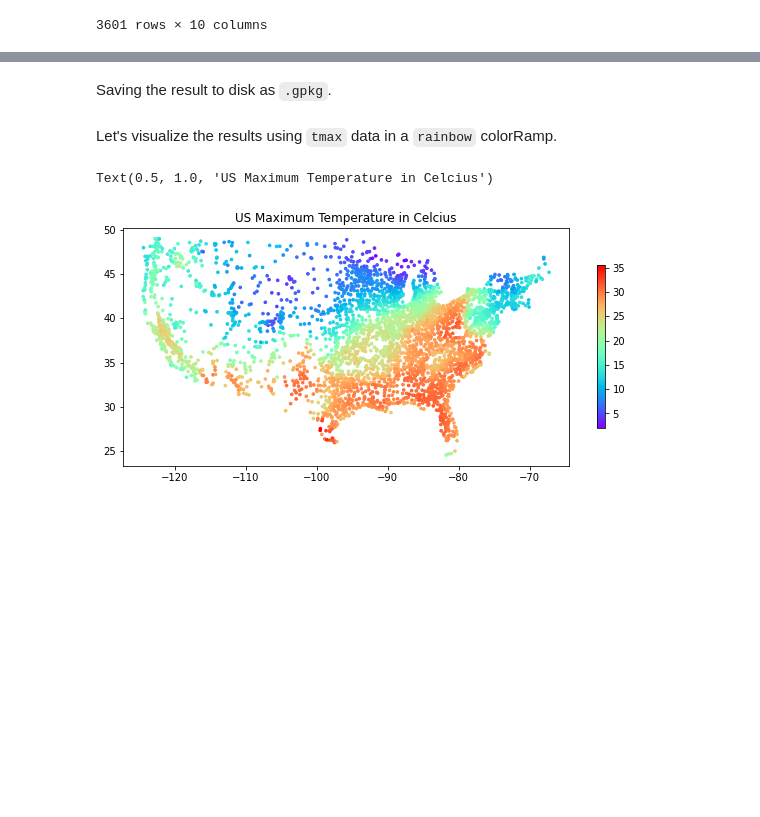
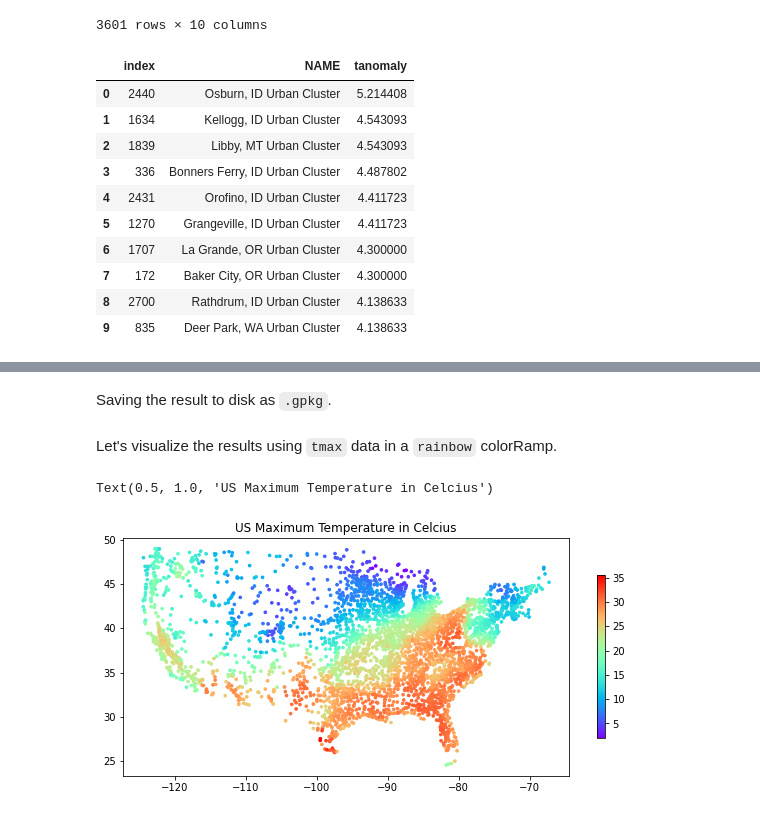
Before and after one commit to spatialthoughts/python-tutorials, a Jupyter notebook: sampling_raster_data.ipynb, the cells around one changed output, grey strips where cells are left out. Saved outputs shown, nothing was run; the diff lists cells and outputs as text; code cells hidden in the pictures; blank space fills up the shorter version.

```diff
--- a/sampling_raster_data.ipynb
+++ b/sampling_raster_data.ipynb
@@ -156,6 +156,22 @@ df
 | 3599 | 98236 | Zumbrota, MN Urban Cluster | C | 4829469 | 0 | 1.865 | 0.000 | 44.292793 | -92.670931 | 0.007632 |
 | 3600 | 98263 | Zuni Pueblo, NM Urban Cluster | C | 11876786 | 0 | 4.586 | 0.000 | 35.071066 | -108.823725 | -0.732679 |
 3601 rows × 10 columns
+# %%
+sorted_df = df.sort_values(by=['tanomaly'], ascending=False)
+top10 = sorted_df[['NAME', 'tanomaly']].iloc[:10].reset_index()
+top10
+# %% [output]
+|  | index | NAME | tanomaly |
+| 0 | 2440 | Osburn, ID Urban Cluster | 5.214408 |
+| 1 | 1634 | Kellogg, ID Urban Cluster | 4.543093 |
+| 2 | 1839 | Libby, MT Urban Cluster | 4.543093 |
+| 3 | 336 | Bonners Ferry, ID Urban Cluster | 4.487802 |
+| 4 | 2431 | Orofino, ID Urban Cluster | 4.411723 |
+| 5 | 1270 | Grangeville, ID Urban Cluster | 4.411723 |
+| 6 | 1707 | La Grande, OR Urban Cluster | 4.300000 |
+| 7 | 172 | Baker City, OR Urban Cluster | 4.300000 |
+| 8 | 2700 | Rathdrum, ID Urban Cluster | 4.138633 |
+| 9 | 835 | Deer Park, WA Urban Cluster | 4.138633 |
 # %%
 geometry = gpd.points_from_xy(df.INTPTLONG, df.INTPTLAT)
 gdf = gpd.GeoDataFrame(df, crs='EPSG:4326', geometry=geometry)
```
Also changed, not shown: parts of 1 cell of this notebook.
